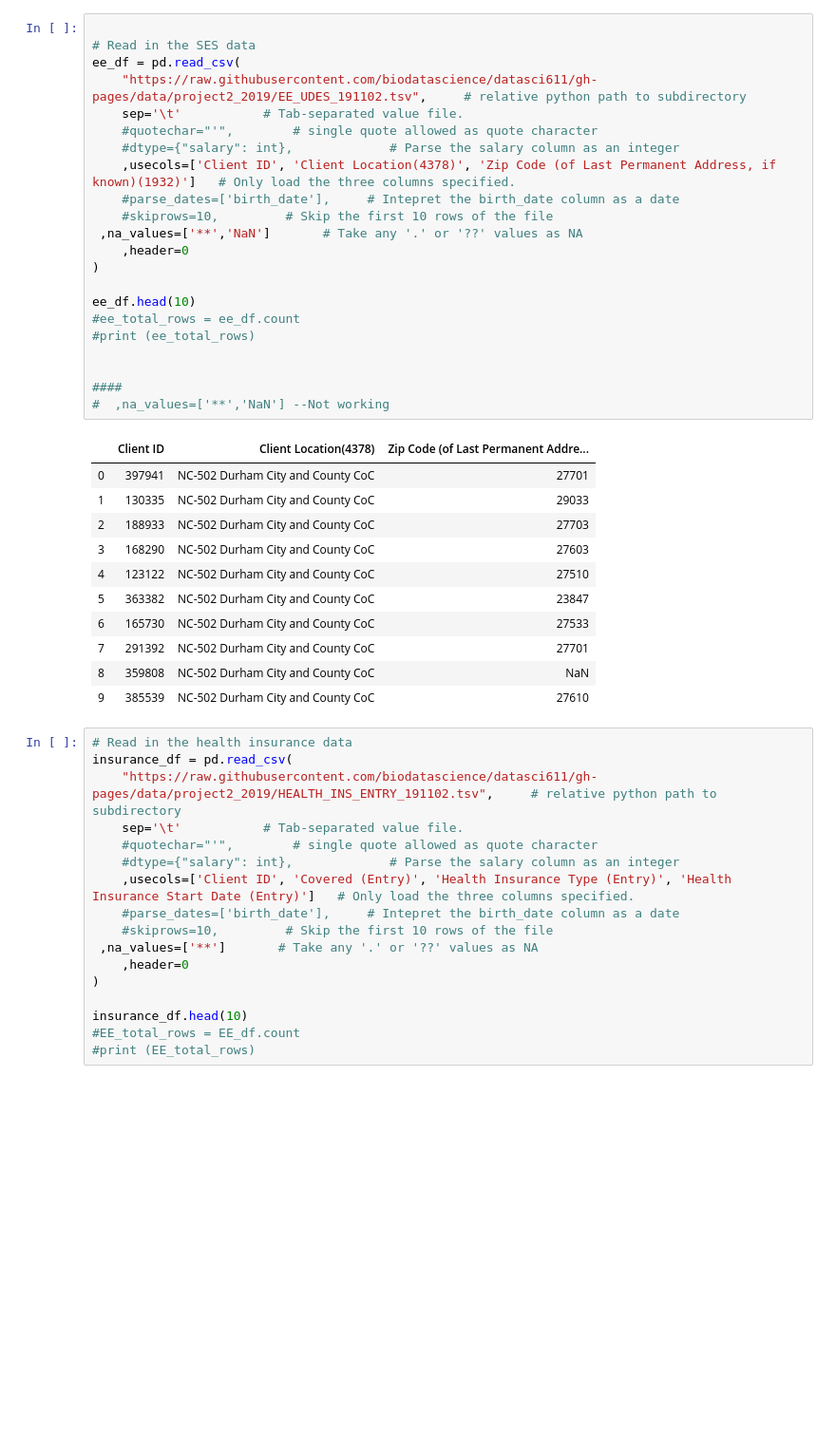
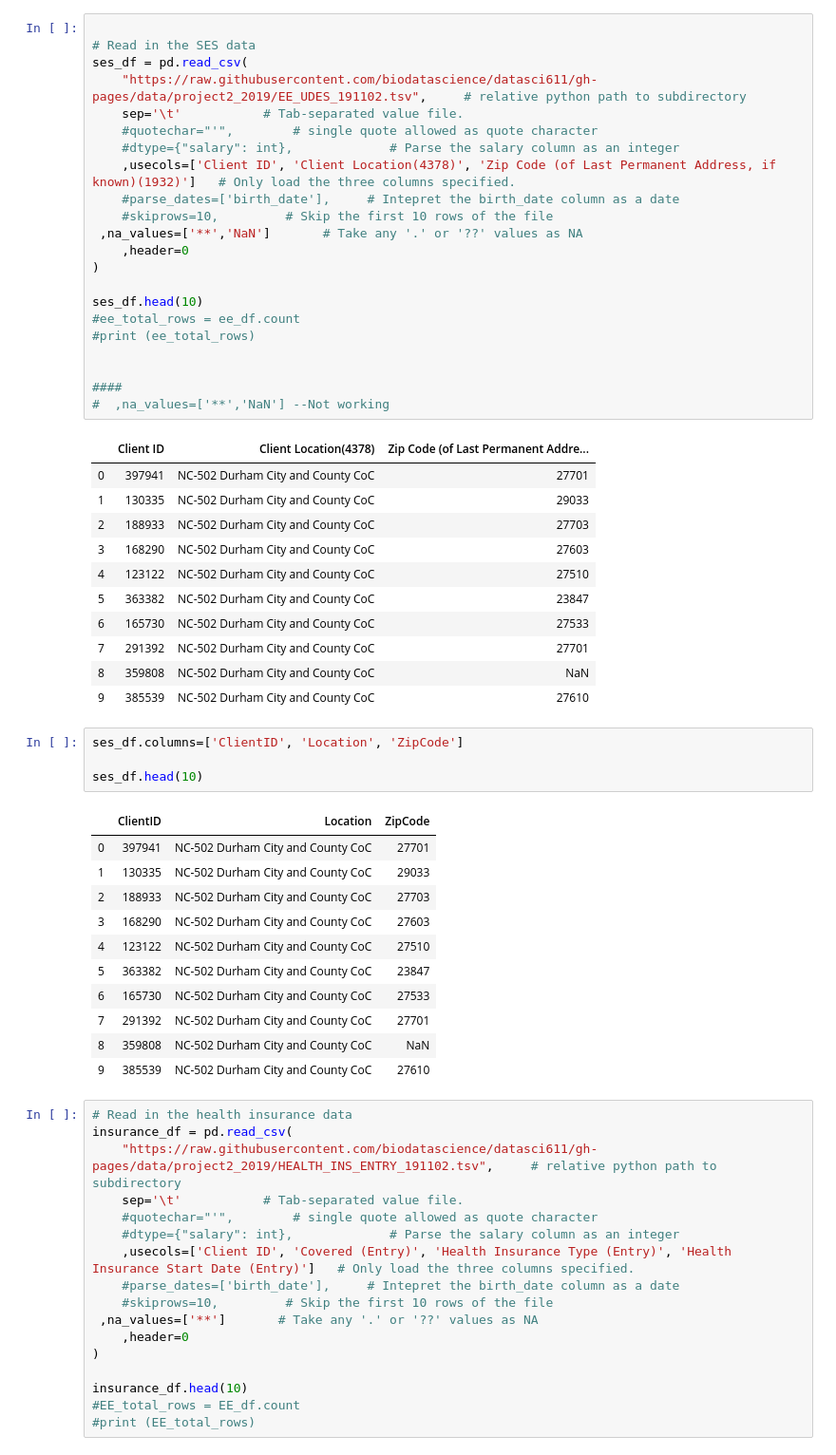
Before and after one commit to meaganfoster/bios611-projects-fall-2019-mlfoste1, a Jupyter notebook: Project_3/pandas_project3.ipynb, the cells around one changed output. Shown at 95% size. Drawn from its saved outputs; the diff is of its cells as text; blank space fills up the shorter version.

```diff
--- a/Project_3/pandas_project3.ipynb
+++ b/Project_3/pandas_project3.ipynb
@@ -63,7 +95,7 @@ disability_df.head(10)
 # %%
 
 # Read in the SES data
-ee_df = pd.read_csv(
+ses_df = pd.read_csv(
     "https://raw.githubusercontent.com/biodatascience/datasci611/gh-pages/data/project2_2019/EE_UDES_191102.tsv",     # relative python path to subdirectory
     sep='\t'           # Tab-separated value file.
     #quotechar="'",        # single quote allowed as quote character
@@ -75,7 +107,7 @@ ee_df = pd.read_csv(
     ,header=0
 )
 
-ee_df.head(10)
+ses_df.head(10)
 #ee_total_rows = ee_df.count
 #print (ee_total_rows)
 
@@ -94,6 +126,22 @@ ee_df.head(10)
 | 7 | 291392 | NC-502 Durham City and County CoC | 27701 |
 | 8 | 359808 | NC-502 Durham City and County CoC | NaN |
 | 9 | 385539 | NC-502 Durham City and County CoC | 27610 |
+# %%
+ses_df.columns=['ClientID', 'Location', 'ZipCode']
+
+ses_df.head(10)
+# %% [output]
+|  | ClientID | Location | ZipCode |
+| 0 | 397941 | NC-502 Durham City and County CoC | 27701 |
+| 1 | 130335 | NC-502 Durham City and County CoC | 29033 |
+| 2 | 188933 | NC-502 Durham City and County CoC | 27703 |
+| 3 | 168290 | NC-502 Durham City and County CoC | 27603 |
+| 4 | 123122 | NC-502 Durham City and County CoC | 27510 |
+| 5 | 363382 | NC-502 Durham City and County CoC | 23847 |
+| 6 | 165730 | NC-502 Durham City and County CoC | 27533 |
+| 7 | 291392 | NC-502 Durham City and County CoC | 27701 |
+| 8 | 359808 | NC-502 Durham City and County CoC | NaN |
+| 9 | 385539 | NC-502 Durham City and County CoC | 27610 |
 # %%
 # Read in the health insurance data
 insurance_df = pd.read_csv(
```
Also changed, not shown: parts of 4 cells of this notebook.
